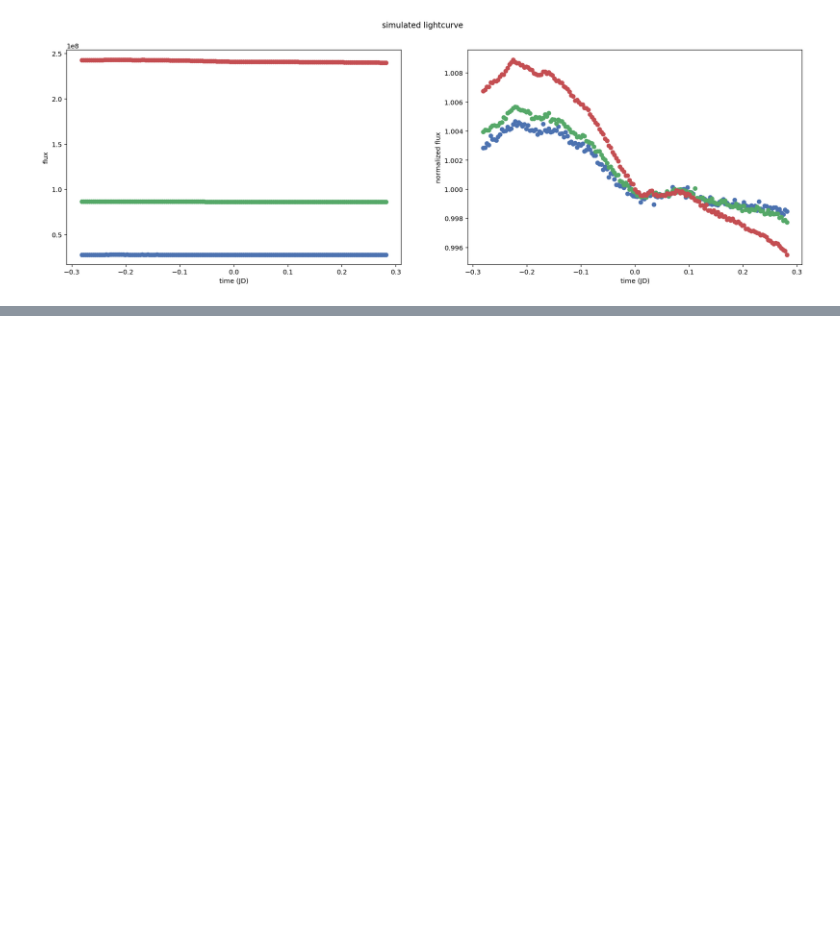
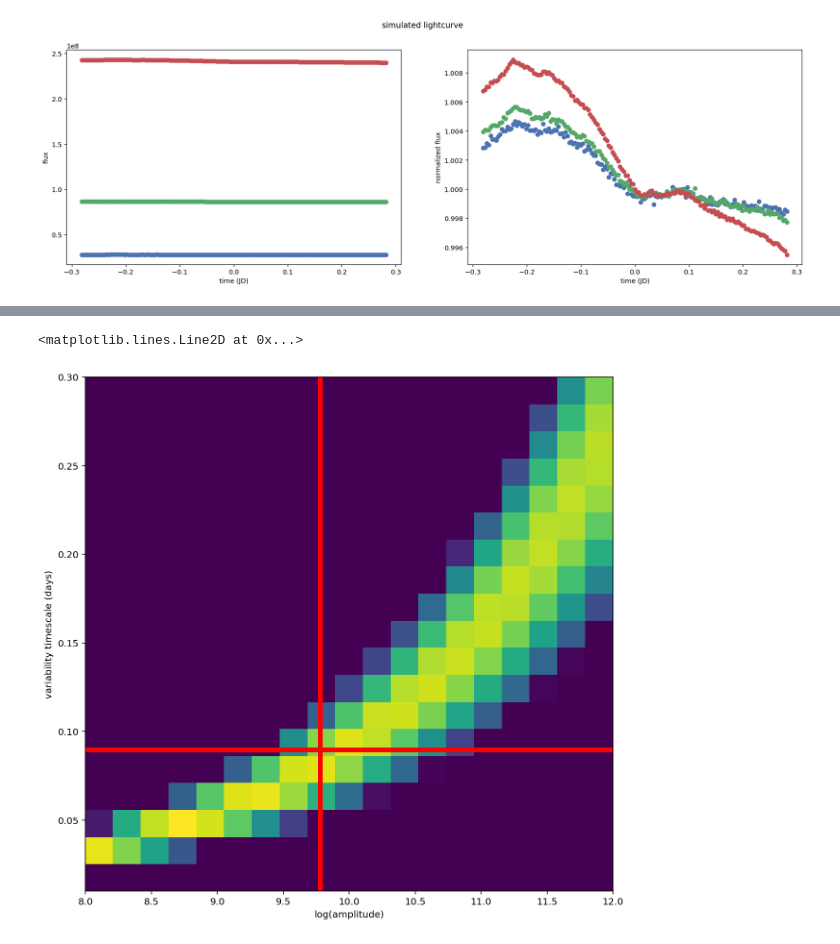
Before and after one commit to tagordon/gp2d, a Jupyter notebook: fit_lc.ipynb, the cells around one changed output, grey strips where cells are left out. Drawn from its saved outputs; the diff is of its cells as text; code cells hidden in the pictures; blank space fills up the shorter version.

```diff
--- a/fit_lc.ipynb
+++ b/fit_lc.ipynb
@@ -174,18 +145,0 @@ pl.ylabel('log(likelihood)')
-# %%
-n = 5
-l = np.linspace(-4, 2, n)
-a = np.linspace(15, 35, 20)
-no_transit_model.update_gp(log_white_noise=[13]*3)
-
-for i in range(n):
-    like = np.zeros(20)
-    for j in range(20):
-        log_k1_params = [l[i], a[j]]
-        no_transit_model.update_gp(log_k1_params=log_k1_params)
-        no_transit_model.gp.compute(t)
-        like[j] = no_transit_model.gp.log_likelihood([y1, y2, y3])
-    pl.plot(a, like, linewidth=2, color='k')
-pl.ylim(-8000, -7000)
-pl.title('log(wn) = 13')
-pl.xlabel('log(a)')
-pl.ylabel('log(likelihood)')
@@ -260,0 +146,16 @@ fig = corner.corner(samples)
+# %%
+fig = pl.figure(figsize=(10, 10))
+pl.pcolormesh(np.log10(amp), tau, like, vmin=np.max(like)-100)
+pl.xlabel('log(amplitude)')
+pl.ylabel('variability timescale (days)')
+
+# actual
+#pl.axvline(np.log10(3e11), color='w', linewidth=5)
+#pl.axhline(0.2, color='w', linewidth=5)
+
+# optimization results
+pl.axvline(np.log10(6.02709819e+09), color='r', linewidth=5)
+pl.axhline(8.97647655e-02, color='r', linewidth=5)
+# %% [output]
+<matplotlib.lines.Line2D at 0x...>
+[figure, added]
```
Also changed, not shown: parts of 23 cells of this notebook, 3 other files.
